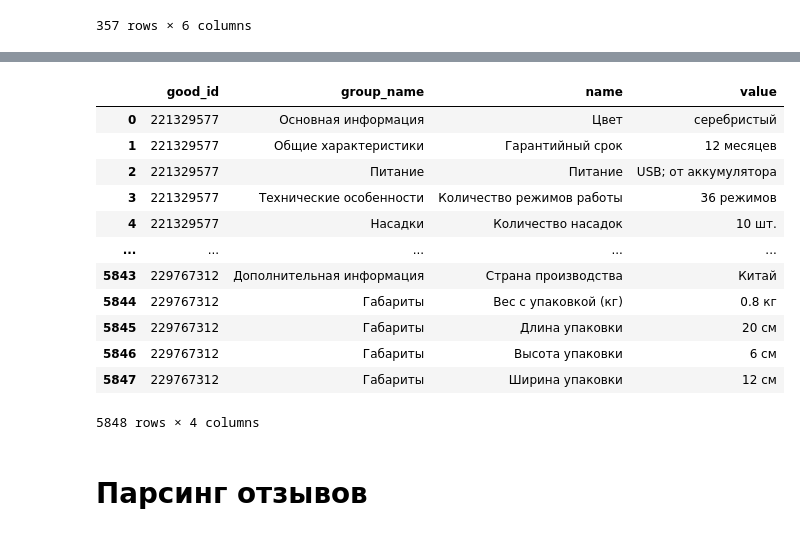
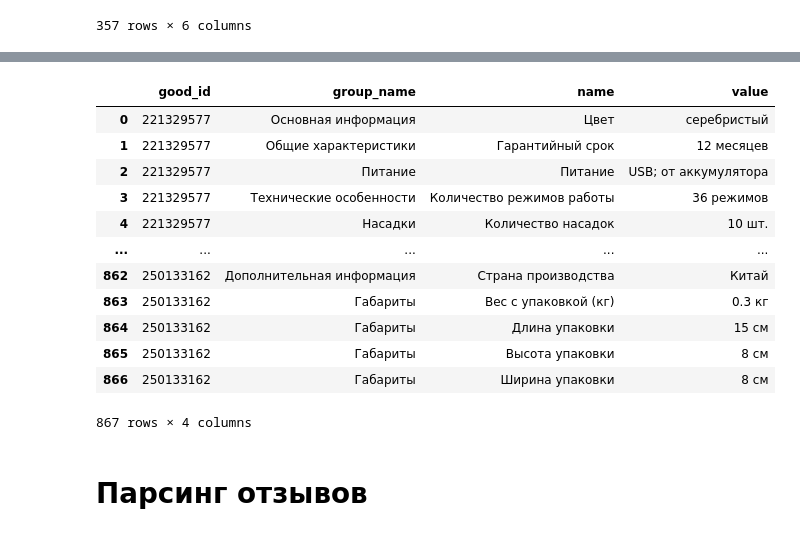
Before and after one commit to nekitmilk/ElectroPunk, a Jupyter notebook: src/notebooks/analisys.ipynb, the cells around one changed output, grey strips where cells are left out. Cells and saved outputs as stored; diff of their text form; code cells hidden in the pictures.

```diff
--- a/src/notebooks/analisys.ipynb
+++ b/src/notebooks/analisys.ipynb
@@ -317,16 +215,17 @@ final_specs_df.to_csv("../data/other_specs_cleared_wb_products.csv", index=False
 # %%
+final_specs_df = pd.read_csv("specs_details.csv")
 final_specs_df
 # %% [output]
 |  | good_id | group_name | name | value |
 | 0 | 221329577 | Основная информация | Цвет | серебристый |
 | 1 | 221329577 | Общие характеристики | Гарантийный срок | 12 месяцев |
 | 2 | 221329577 | Питание | Питание | USB; от аккумулятора |
 | 3 | 221329577 | Технические особенности | Количество режимов работы | 36 режимов |
 | 4 | 221329577 | Насадки | Количество насадок | 10 шт. |
 | ... | ... | ... | ... | ... |
-| 5843 | 229767312 | Дополнительная информация | Страна производства | Китай |
-| 5844 | 229767312 | Габариты | Вес с упаковкой (кг) | 0.8 кг |
-| 5845 | 229767312 | Габариты | Длина упаковки | 20 см |
-| 5846 | 229767312 | Габариты | Высота упаковки | 6 см |
-| 5847 | 229767312 | Габариты | Ширина упаковки | 12 см |
+| 862 | 250133162 | Дополнительная информация | Страна производства | Китай |
+| 863 | 250133162 | Габариты | Вес с упаковкой (кг) | 0.3 кг |
+| 864 | 250133162 | Габариты | Длина упаковки | 15 см |
+| 865 | 250133162 | Габариты | Высота упаковки | 8 см |
+| 866 | 250133162 | Габариты | Ширина упаковки | 8 см |
-5848 rows × 4 columns
+867 rows × 4 columns
```
Also changed, not shown: parts of 27 cells of this notebook, 2 other files.
